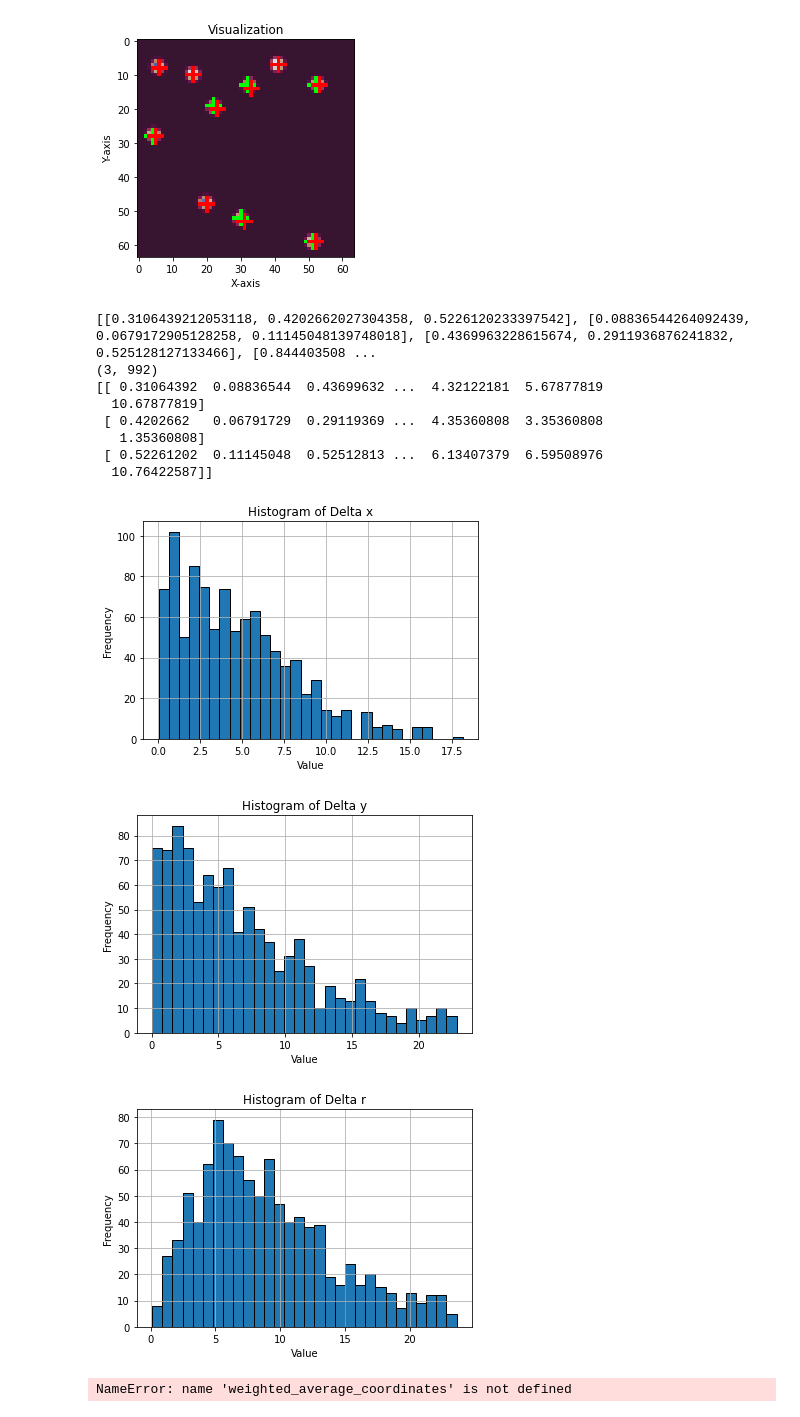
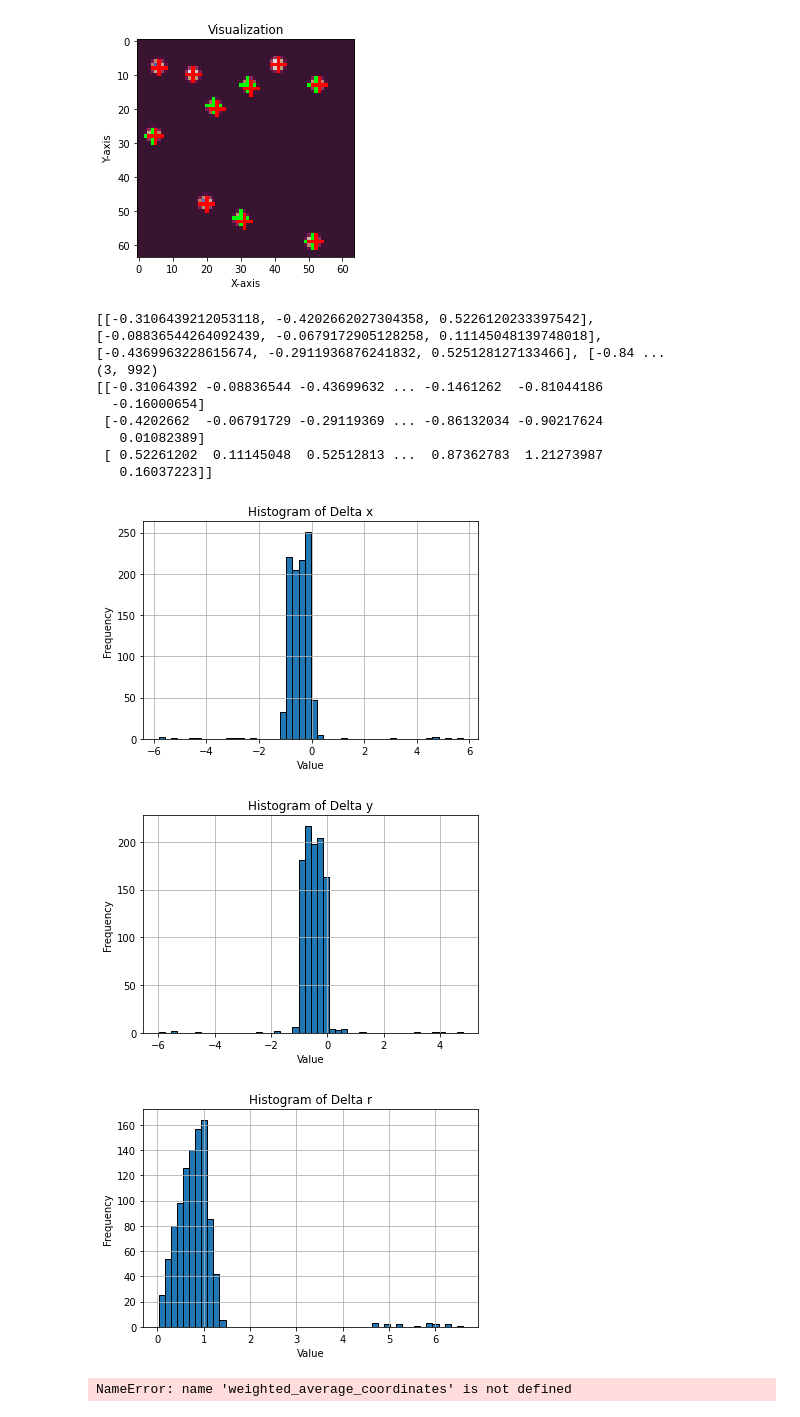
Before and after one commit to xtx2022/Project-1, a Jupyter notebook: find_maximun.ipynb, the cells around one changed output. Saved outputs shown, nothing was run; the diff lists cells and outputs as text; code cells hidden in the pictures.

```diff
--- a/find_maximun.ipynb
+++ b/find_maximun.ipynb
@@ -172,54 +172,54 @@ def smallest_distance_to_set(point, point_set):
         dist = distance(point, q)
         if dist < min_distance:
             min_distance = dist
-            x_distance = abs(point[0] - q[0])
-            y_distance = abs(point[1] - q[1])
+            x_distance = point[0] - q[0]
+            y_distance = point[1] - q[1]
 
     return [x_distance, y_distance, min_distance]
 
 dist = []
 for i in range (len(images)):
     finded = find_local_maxima(images[i].raw_image)
     for j in range(len(finded)):
-        dist.append(smallest_distance_to_set(finded[j], [tuple(row) for row in images[0].cord_of_points]))
+        dist.append(smallest_distance_to_set(finded[j], [tuple(row) for row in images[i].cord_of_points]))
 print(dist)
 dist_array = np.array(dist).T
 print(dist_array.shape)
 print(dist_array)
 
 # Plotting the histogram
-plt.hist(dist_array[0], bins=30, edgecolor='black')  # Adjust bins as needed
+plt.hist(dist_array[0], bins=50, edgecolor='black')  # Adjust bins as needed
 plt.title('Histogram of Delta x')
 plt.xlabel('Value')
 plt.ylabel('Frequency')
 plt.grid(True)
 plt.show()
 
-plt.hist(dist_array[1], bins=30, edgecolor='black')  # Adjust bins as needed
+plt.hist(dist_array[1], bins=50, edgecolor='black')  # Adjust bins as needed
 plt.title('Histogram of Delta y')
 plt.xlabel('Value')
 plt.ylabel('Frequency')
 plt.grid(True)
 plt.show()
 
-plt.hist(dist_array[2], bins=30, edgecolor='black')  # Adjust bins as needed
+plt.hist(dist_array[2], bins=50, edgecolor='black')  # Adjust bins as needed
 plt.title('Histogram of Delta r')
 plt.xlabel('Value')
 plt.ylabel('Frequency')
 plt.grid(True)
 plt.show()
 # %% [output]
-[[0.3106439212053118, 0.4202662027304358, 0.5226120233397542], [0.08836544264092439, 0.0679172905128258, 0.11145048139748018], [0.4369963228615674, 0.2911936876241832, 0.525128127133466], [0.844403508 ...
+[[-0.3106439212053118, -0.4202662027304358, 0.5226120233397542], [-0.08836544264092439, -0.0679172905128258, 0.11145048139748018], [-0.4369963228615674, -0.2911936876241832, 0.525128127133466], [-0.84 ...
 (3, 992)
-[[ 0.31064392  0.08836544  0.43699632 ...  4.32122181  5.67877819
-  10.67877819]
- [ 0.4202662   0.06791729  0.29119369 ...  4.35360808  3.35360808
-   1.35360808]
- [ 0.52261202  0.11145048  0.52512813 ...  6.13407379  6.59508976
-  10.76422587]]
+[[-0.31064392 -0.08836544 -0.43699632 ... -0.1461262  -0.81044186
+  -0.16000654]
+ [-0.4202662  -0.06791729 -0.29119369 ... -0.86132034 -0.90217624
+   0.01082389]
+ [ 0.52261202  0.11145048  0.52512813 ...  0.87362783  1.21273987
+   0.16037223]]
-[figure, old version]
+[figure, new version]
-[figure, old version]
+[figure, new version]
-[figure, old version]
+[figure, new version]
 # %%
 def find_weighted_average_coordinates(matrix):
     rows = len(matrix)
```
